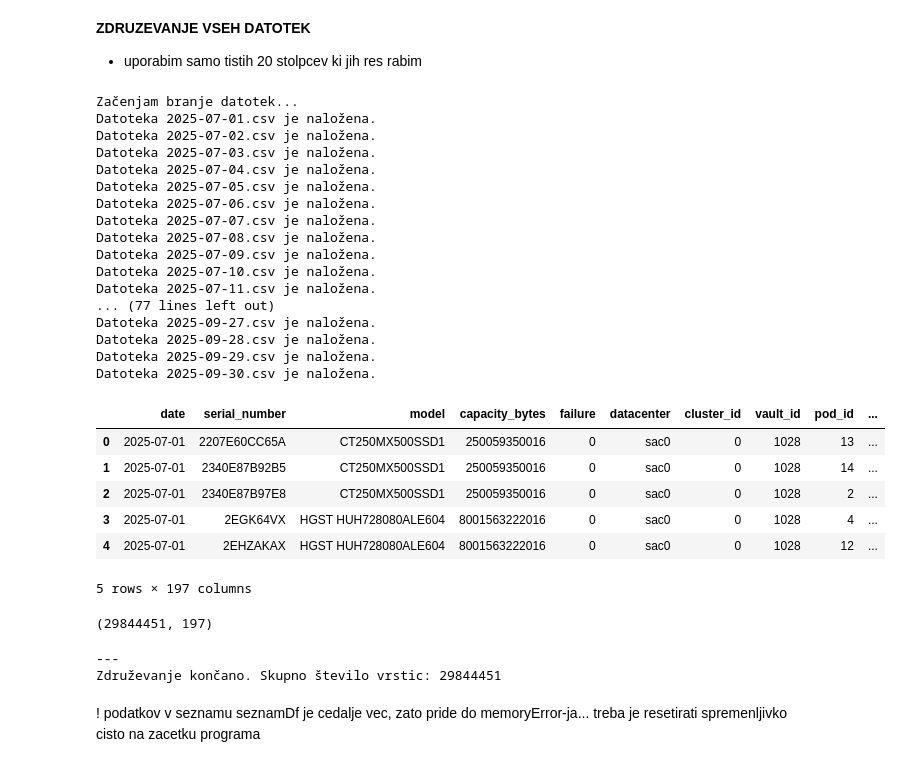
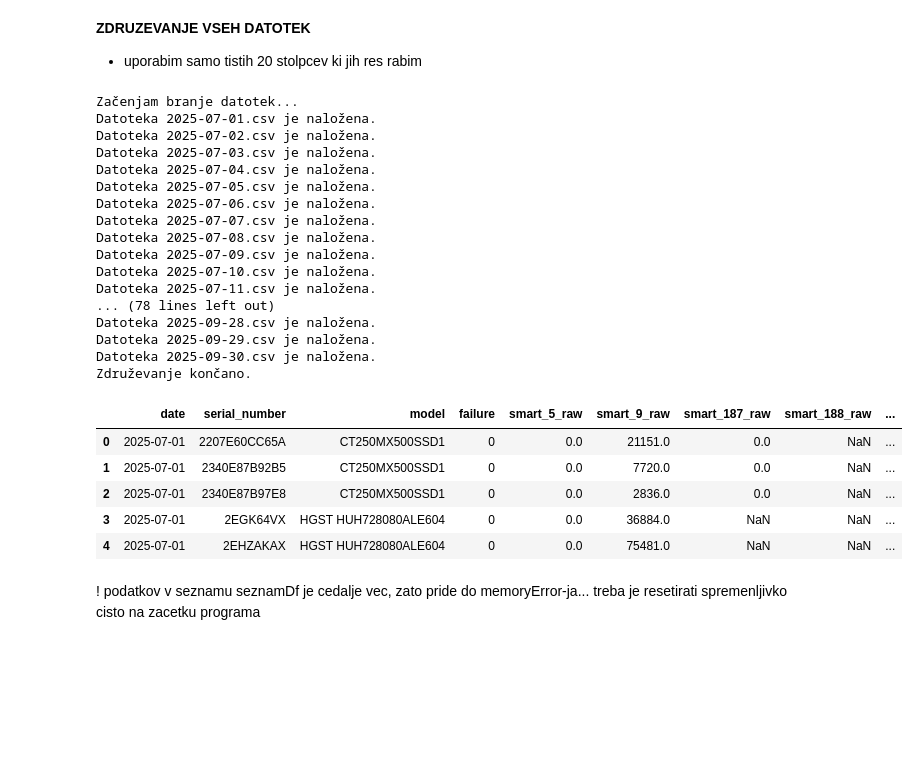
Before and after one commit to Luka-Petek/diskFailurePrediction, a Jupyter notebook: vsiCsv.ipynb, the cells around one changed output. Cells and saved outputs as stored; diff of their text form; code cells hidden in the pictures; blank space fills up the shorter version.

```diff
--- a/vsiCsv.ipynb
+++ b/vsiCsv.ipynb
@@ -6,53 +6,63 @@
 import pandas as pd
 import glob
 import os
+import gc
 
 vsiFili = glob.glob(os.path.join('data/', "*.csv"))
+seznamDf = []
 
-seznamDf = []
+# Točno ti stolpci so v tvojem predict.ipynb označeni kot pomembni
+pomembni_stolpci = [
+    'date', 'serial_number', 'model', 'failure',
+    'smart_5_raw', 'smart_9_raw', 'smart_187_raw', 'smart_188_raw',
+    'smart_193_raw', 'smart_194_raw', 'smart_197_raw', 'smart_198_raw', 'smart_199_raw'
+]
 
 print("Začenjam branje datotek...")
 
 for datoteka in vsiFili:
-    temp_df = pd.read_csv(datoteka)
+    # NUJNO: Beremo samo izbrane stolpce, da ne pride do MemoryError
+    temp_df = pd.read_csv(datoteka, usecols=lambda x: x in pomembni_stolpci)
+
+    # Optimizacija spomina (float64 -> float32)
+    for col in temp_df.select_dtypes('float64').columns:
+        temp_df[col] = temp_df[col].astype('float32')
+
     seznamDf.append(temp_df)
     print(f"Datoteka {os.path.basename(datoteka)} je naložena.")
 
 df = pd.concat(seznamDf, ignore_index=True)
 
+# Sprostimo spomin
+del seznamDf
+gc.collect()
+
+print("Združevanje končano.")
 display(df.head())
-display(df.shape)
-
-print("---")
-print(f"Združevanje končano. Skupno število vrstic: {len(df)}")
 # %% [output]
 Začenjam branje datotek...
 Datoteka 2025-07-01.csv je naložena.
 Datoteka 2025-07-02.csv je naložena.
 Datoteka 2025-07-03.csv je naložena.
 Datoteka 2025-07-04.csv je naložena.
 Datoteka 2025-07-05.csv je naložena.
 Datoteka 2025-07-06.csv je naložena.
 Datoteka 2025-07-07.csv je naložena.
 Datoteka 2025-07-08.csv je naložena.
 Datoteka 2025-07-09.csv je naložena.
 Datoteka 2025-07-10.csv je naložena.
 Datoteka 2025-07-11.csv je naložena.
-... (77 lines left out)
-Datoteka 2025-09-27.csv je naložena.
+... (78 lines left out)
 Datoteka 2025-09-28.csv je naložena.
 Datoteka 2025-09-29.csv je naložena.
 Datoteka 2025-09-30.csv je naložena.
+Združevanje končano.
-|  | date | serial_number | model | capacity_bytes | failure | datacenter | cluster_id | vault_id | pod_id | ... |
-| 0 | 2025-07-01 | 2207E60CC65A | CT250MX500SSD1 | 250059350016 | 0 | sac0 | 0 | 1028 | 13 | ... |
-| 1 | 2025-07-01 | 2340E87B92B5 | CT250MX500SSD1 | 250059350016 | 0 | sac0 | 0 | 1028 | 14 | ... |
-| 2 | 2025-07-01 | 2340E87B97E8 | CT250MX500SSD1 | 250059350016 | 0 | sac0 | 0 | 1028 | 2 | ... |
-| 3 | 2025-07-01 | 2EGK64VX | HGST HUH728080ALE604 | 8001563222016 | 0 | sac0 | 0 | 1028 | 4 | ... |
-| 4 | 2025-07-01 | 2EHZAKAX | HGST HUH728080ALE604 | 8001563222016 | 0 | sac0 | 0 | 1028 | 12 | ... |
+|  | date | serial_number | model | failure | smart_5_raw | smart_9_raw | smart_187_raw | smart_188_raw | ... |
+| 0 | 2025-07-01 | 2207E60CC65A | CT250MX500SSD1 | 0 | 0.0 | 21151.0 | 0.0 | NaN | ... |
+| 1 | 2025-07-01 | 2340E87B92B5 | CT250MX500SSD1 | 0 | 0.0 | 7720.0 | 0.0 | NaN | ... |
+| 2 | 2025-07-01 | 2340E87B97E8 | CT250MX500SSD1 | 0 | 0.0 | 2836.0 | 0.0 | NaN | ... |
+| 3 | 2025-07-01 | 2EGK64VX | HGST HUH728080ALE604 | 0 | 0.0 | 36884.0 | NaN | NaN | ... |
+| 4 | 2025-07-01 | 2EHZAKAX | HGST HUH728080ALE604 | 0 | 0.0 | 75481.0 | NaN | NaN | ... |
-5 rows × 197 columns
-(29844451, 197)
----
-Združevanje končano. Skupno število vrstic: 29844451
 # %% [markdown]
 ! podatkov v seznamu seznamDf je cedalje vec, zato pride do memoryError-ja... treba je resetirati spremenljivko cisto na zacetku programa
 # %%
```
Also changed, not shown: parts of 1 cell of this notebook, 1 other file.
